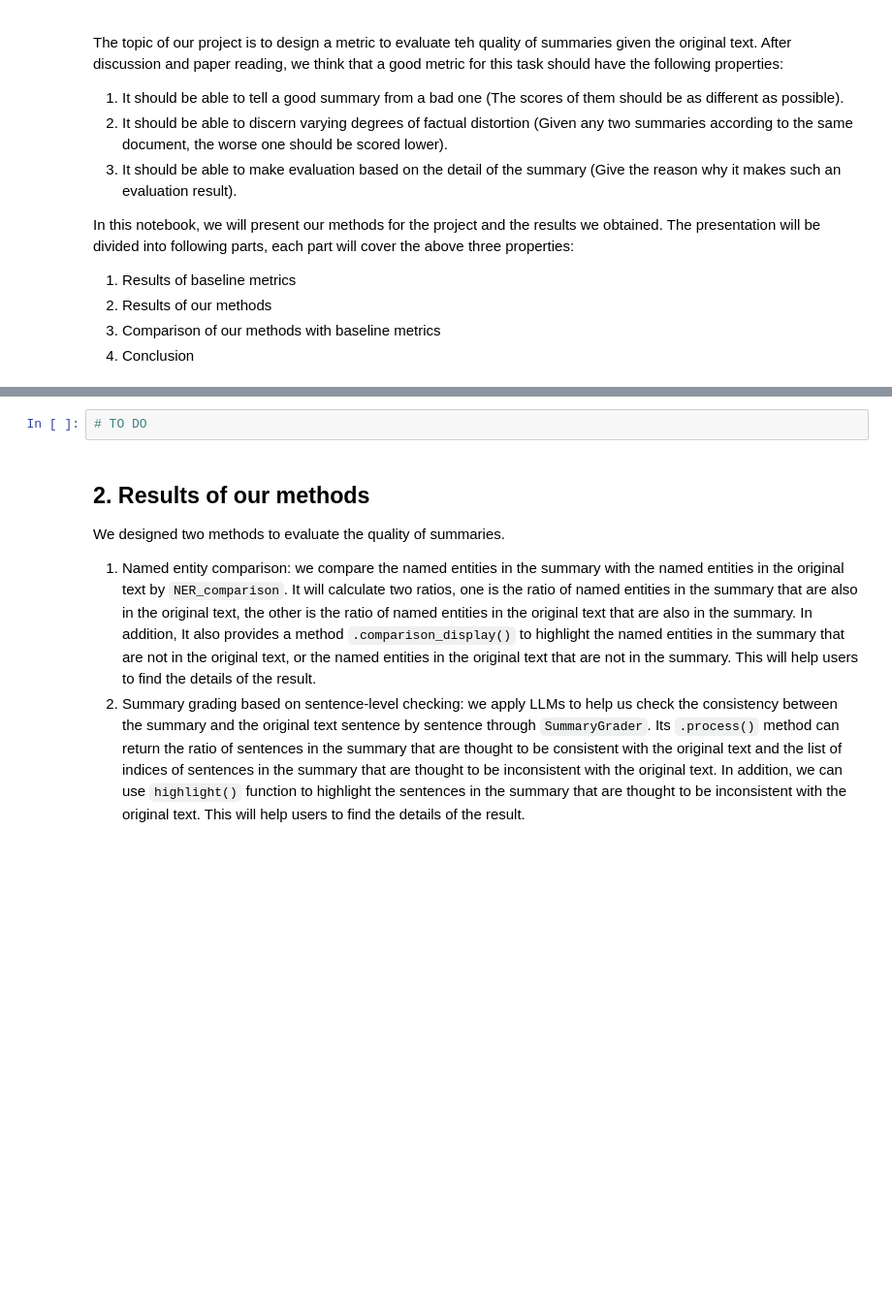
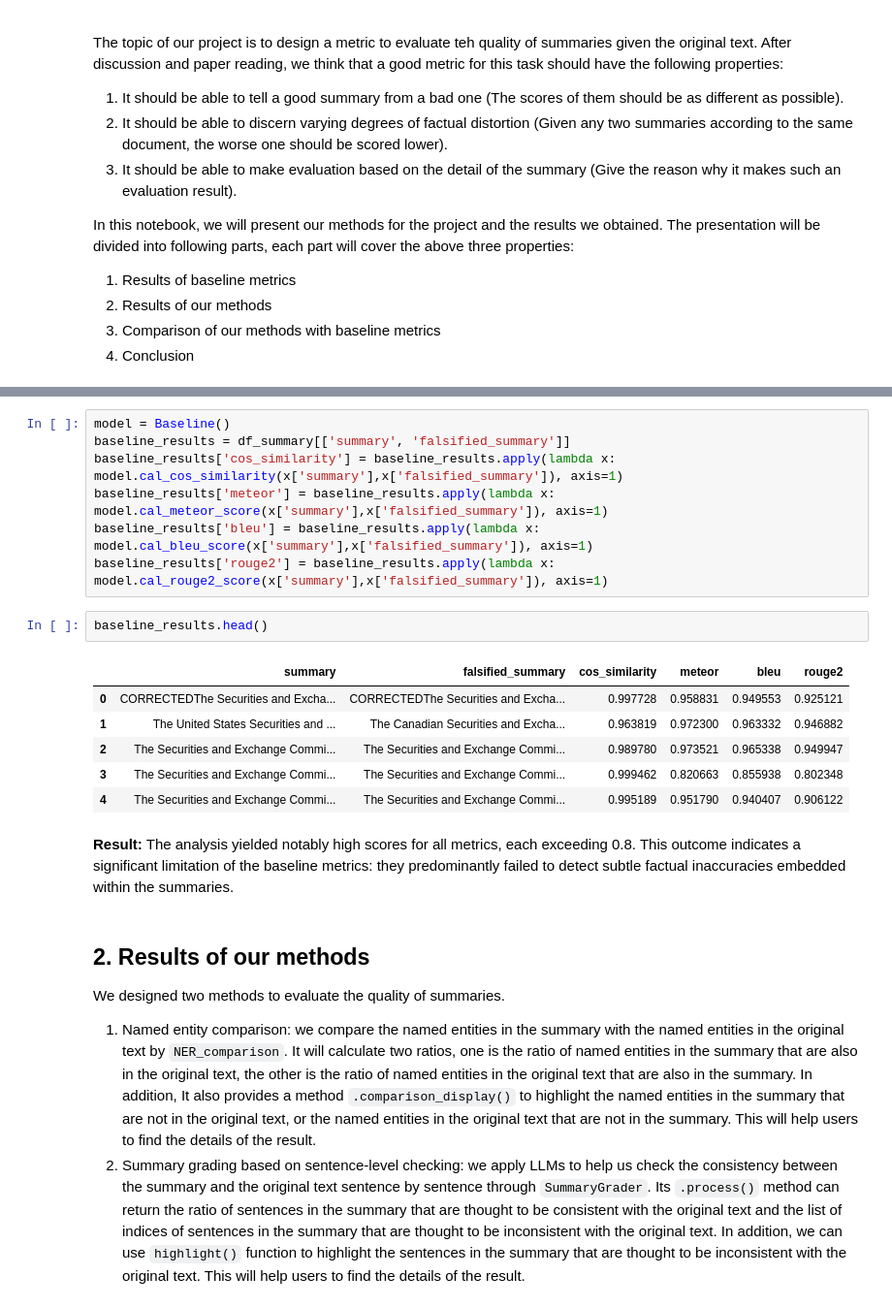
Before and after one commit to Lucas66Zhang/ButisCapstone4Fidelity, a Jupyter notebook: presentation.ipynb, the cells around one changed output, grey strips where cells are left out. Shown at 97% size. Cells and saved outputs as stored; diff of their text form; blank space fills up the shorter version.

```diff
--- a/presentation.ipynb
+++ b/presentation.ipynb
@@ -36,5 +42,21 @@ TO DO, (introdece the metrics we used as baseline, and the results we obtained.)
 # %%
-# TO DO
+model = Baseline()
+baseline_results = df_summary[['summary', 'falsified_summary']]
+baseline_results['cos_similarity'] = baseline_results.apply(lambda x: model.cal_cos_similarity(x['summary'],x['falsified_summary']), axis=1)
+baseline_results['meteor'] = baseline_results.apply(lambda x: model.cal_meteor_score(x['summary'],x['falsified_summary']), axis=1)
+baseline_results['bleu'] = baseline_results.apply(lambda x: model.cal_bleu_score(x['summary'],x['falsified_summary']), axis=1)
+baseline_results['rouge2'] = baseline_results.apply(lambda x: model.cal_rouge2_score(x['summary'],x['falsified_summary']), axis=1)
+# %%
+baseline_results.head()
+# %% [output]
+|  | summary | falsified_summary | cos_similarity | meteor | bleu | rouge2 |
+| 0 | CORRECTEDThe Securities and Excha... | CORRECTEDThe Securities and Excha... | 0.997728 | 0.958831 | 0.949553 | 0.925121 |
+| 1 | The United States Securities and ... | The Canadian Securities and Excha... | 0.963819 | 0.972300 | 0.963332 | 0.946882 |
+| 2 | The Securities and Exchange Commi... | The Securities and Exchange Commi... | 0.989780 | 0.973521 | 0.965338 | 0.949947 |
+| 3 | The Securities and Exchange Commi... | The Securities and Exchange Commi... | 0.999462 | 0.820663 | 0.855938 | 0.802348 |
+| 4 | The Securities and Exchange Commi... | The Securities and Exchange Commi... | 0.995189 | 0.951790 | 0.940407 | 0.906122 |
+# %% [markdown]
+**Result:** The analysis yielded notably high scores for all metrics, each exceeding 0.8. This outcome indicates a significant limitation of the baseline metrics: they predominantly failed to detect subtle factual inaccuracies embedded within the summaries.
 # %% [markdown]
 ## 2. Results of our methods
 We designed two methods to evaluate the quality of summaries.
```
Also changed, not shown: parts of 12 cells of this notebook, 1 other file.
